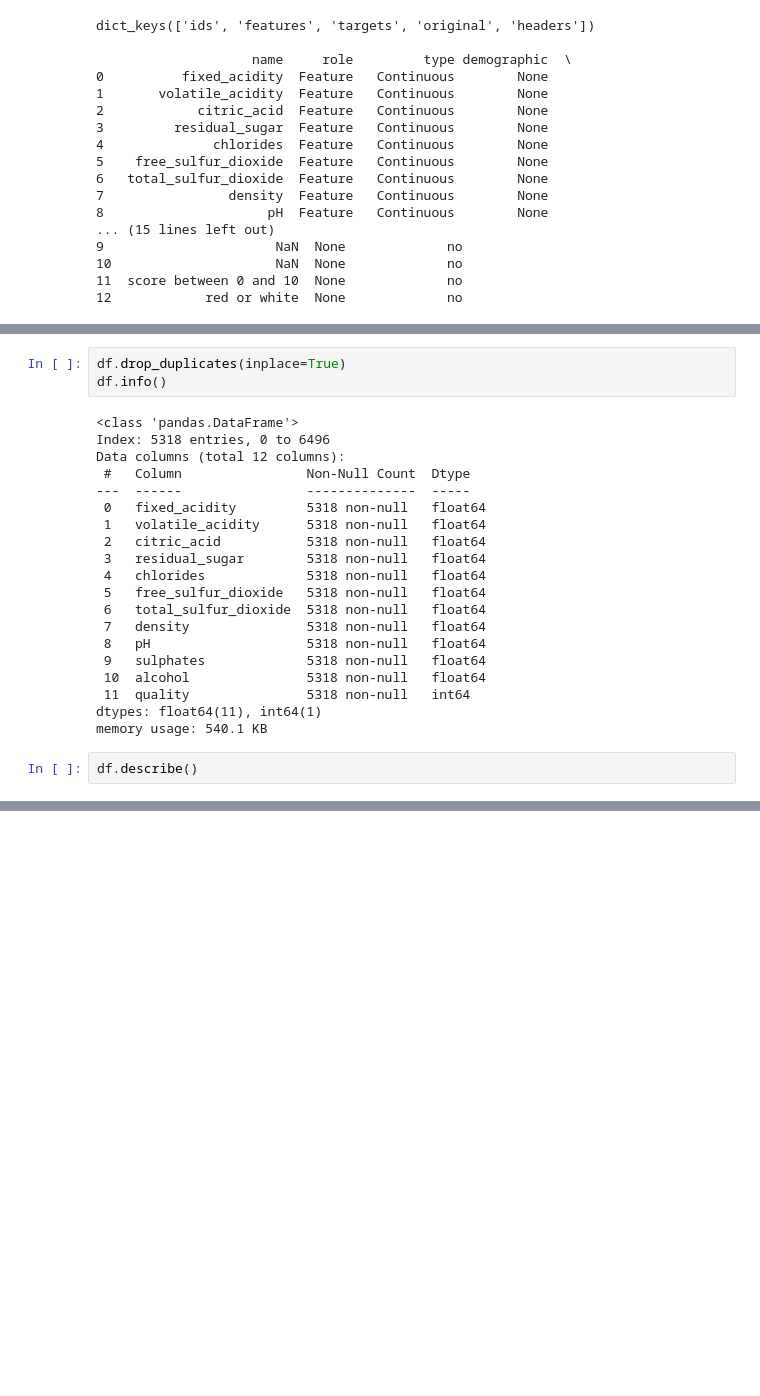
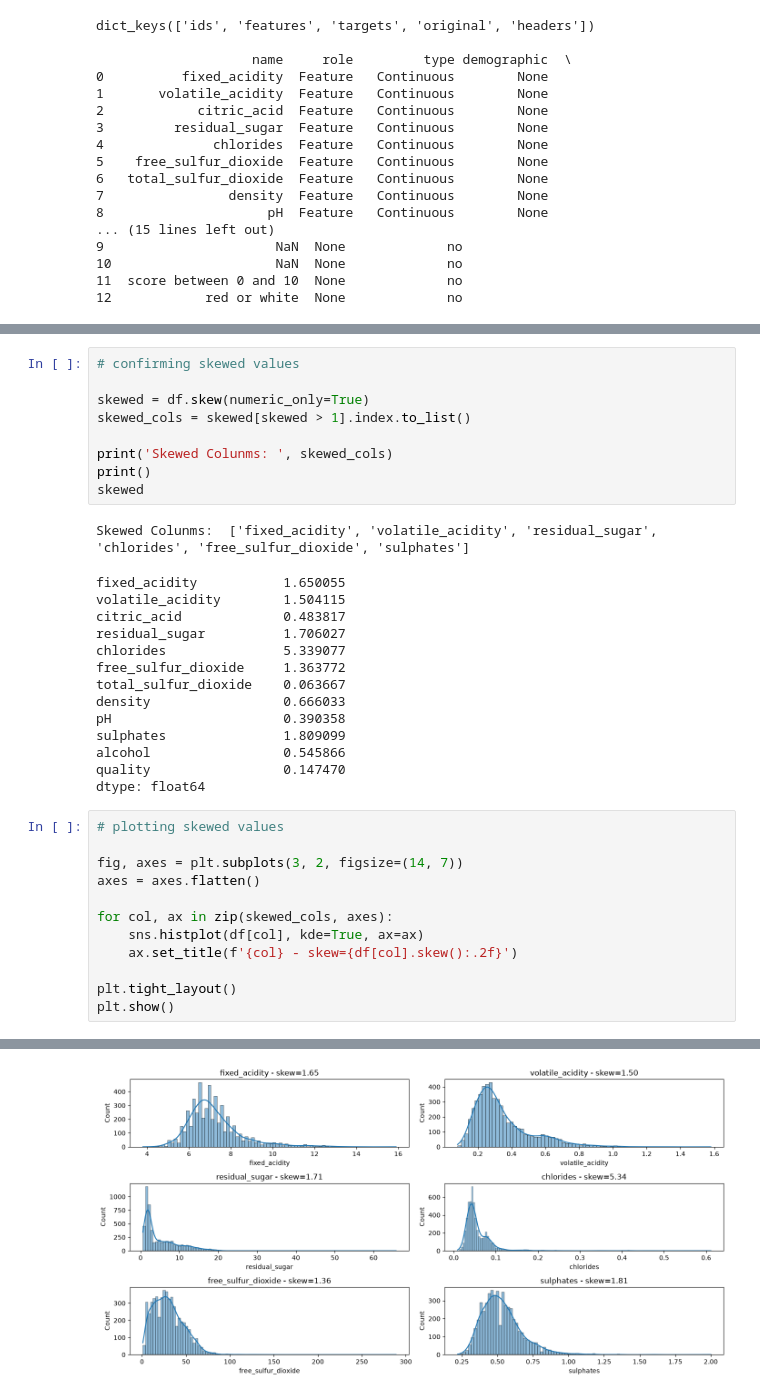
Before and after one commit to Dev-Flurssy/ml-projects, a Jupyter notebook: projects/Data/Numerical Cleaning.ipynb, the cells around one changed output, grey strips where cells are left out. Cells and saved outputs as stored; diff of their text form; blank space fills up the shorter version.

```diff
--- a/projects/Data/Numerical Cleaning.ipynb
+++ b/projects/Data/Numerical Cleaning.ipynb
@@ -167,26 +188,37 @@ df[df.duplicated()]
 # %%
-df.drop_duplicates(inplace=True)
-df.info()
+# confirming skewed values
+
+skewed = df.skew(numeric_only=True)
+skewed_cols = skewed[skewed > 1].index.to_list()
+
+print('Skewed Colunms: ', skewed_cols)
+print()
+skewed
 # %% [output]
-<class 'pandas.DataFrame'>
-Index: 5318 entries, 0 to 6496
-Data columns (total 12 columns):
- #   Column                Non-Null Count  Dtype
----  ------                --------------  -----
- 0   fixed_acidity         5318 non-null   float64
- 1   volatile_acidity      5318 non-null   float64
- 2   citric_acid           5318 non-null   float64
- 3   residual_sugar        5318 non-null   float64
- 4   chlorides             5318 non-null   float64
- 5   free_sulfur_dioxide   5318 non-null   float64
- 6   total_sulfur_dioxide  5318 non-null   float64
- 7   density               5318 non-null   float64
- 8   pH                    5318 non-null   float64
- 9   sulphates             5318 non-null   float64
- 10  alcohol               5318 non-null   float64
- 11  quality               5318 non-null   int64
-dtypes: float64(11), int64(1)
-memory usage: 540.1 KB
+Skewed Colunms:  ['fixed_acidity', 'volatile_acidity', 'residual_sugar', 'chlorides', 'free_sulfur_dioxide', 'sulphates']
+fixed_acidity           1.650055
+volatile_acidity        1.504115
+citric_acid             0.483817
+residual_sugar          1.706027
+chlorides               5.339077
+free_sulfur_dioxide     1.363772
+total_sulfur_dioxide    0.063667
+density                 0.666033
+pH                      0.390358
+sulphates               1.809099
+alcohol                 0.545866
+quality                 0.147470
+dtype: float64
 # %%
-df.describe()
+# plotting skewed values
+
+fig, axes = plt.subplots(3, 2, figsize=(14, 7))
+axes = axes.flatten()
+
+for col, ax in zip(skewed_cols, axes):
+    sns.histplot(df[col], kde=True, ax=ax)
+    ax.set_title(f'{col} - skew={df[col].skew():.2f}')
+
+plt.tight_layout()
+plt.show()
 # %% [output]
@@ -202 +225,2 @@ df.describe()
+[figure, added]
 # %%
```
Also changed, not shown: parts of 23 cells of this notebook, 1 other file.
